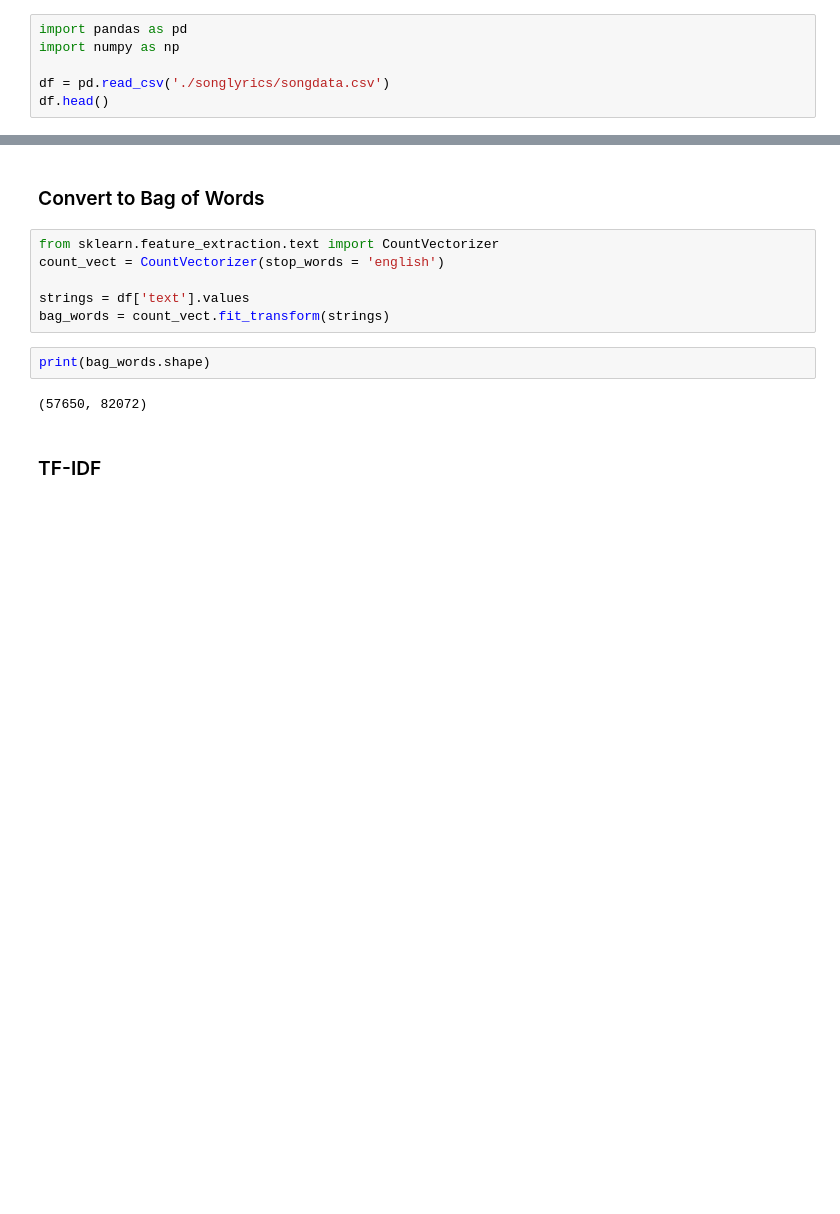
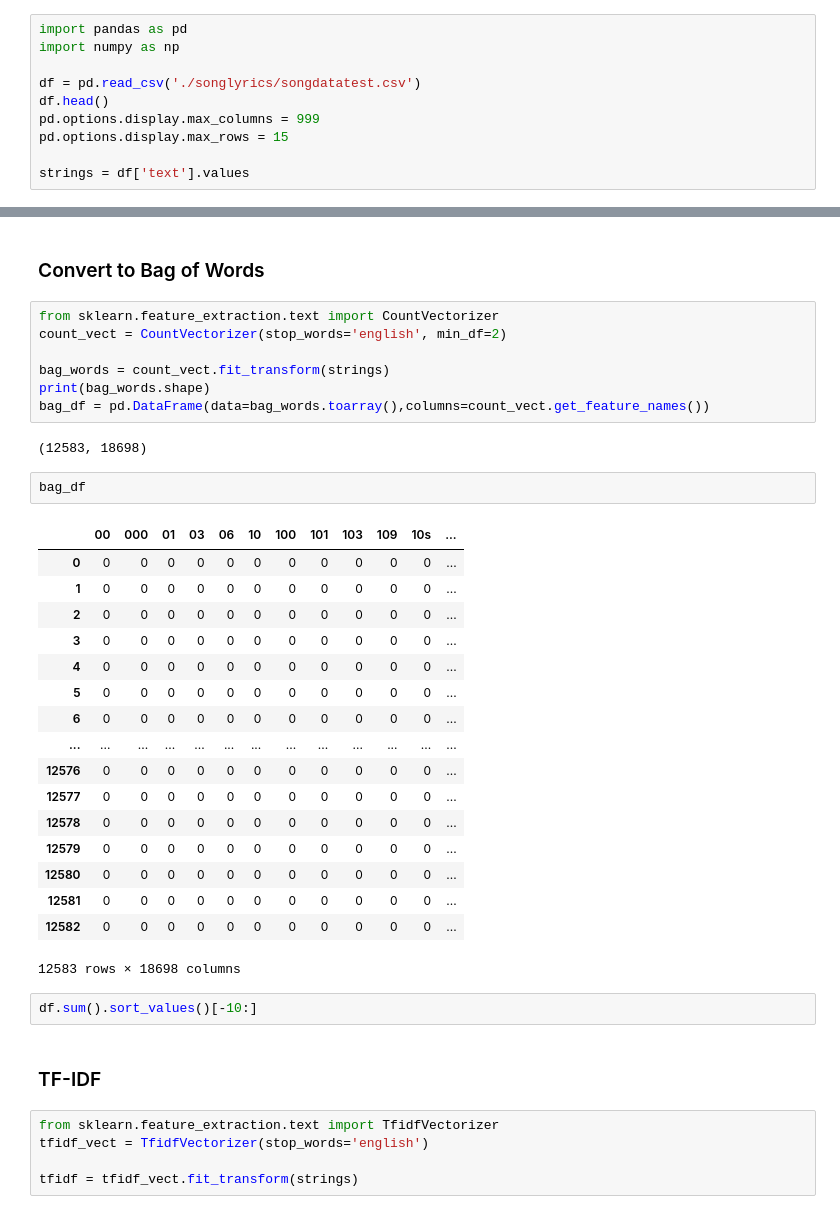
Before and after one commit to CT-Kyle/ML-Labs, a Jupyter notebook: ML-Lab-2.ipynb, the cells around one changed output, grey strips where cells are left out. Saved outputs shown, nothing was run; the diff lists cells and outputs as text; blank space fills up the shorter version.

Commit message:
took subset and added tfidf

```diff
--- a/ML-Lab-2.ipynb
+++ b/ML-Lab-2.ipynb
@@ -17,5 +17,9 @@ This data is important because we are interested in gathering data about certain
 import pandas as pd
 import numpy as np
 
-df = pd.read_csv('./songlyrics/songdata.csv')
+df = pd.read_csv('./songlyrics/songdatatest.csv')
 df.head()
+pd.options.display.max_columns = 999
+pd.options.display.max_rows = 15
+
+strings = df['text'].values
@@ -33,13 +30,39 @@ The data set has already been cleaned of non-english lyrics, extremely short and
 ### Convert to Bag of Words
 # %%
 from sklearn.feature_extraction.text import CountVectorizer
-count_vect = CountVectorizer(stop_words = 'english')
+count_vect = CountVectorizer(stop_words='english', min_df=2)
 
-strings = df['text'].values
 bag_words = count_vect.fit_transform(strings)
+print(bag_words.shape)
+bag_df = pd.DataFrame(data=bag_words.toarray(),columns=count_vect.get_feature_names())
+# %% [output]
+(12583, 18698)
-# %%
-print(bag_words.shape)
-# %% [output]
-(57650, 82072)
+# %%
+bag_df
+# %% [output]
+|  | 00 | 000 | 01 | 03 | 06 | 10 | 100 | 101 | 103 | 109 | 10s | ... |
+| 0 | 0 | 0 | 0 | 0 | 0 | 0 | 0 | 0 | 0 | 0 | 0 | ... |
+| 1 | 0 | 0 | 0 | 0 | 0 | 0 | 0 | 0 | 0 | 0 | 0 | ... |
+| 2 | 0 | 0 | 0 | 0 | 0 | 0 | 0 | 0 | 0 | 0 | 0 | ... |
+| 3 | 0 | 0 | 0 | 0 | 0 | 0 | 0 | 0 | 0 | 0 | 0 | ... |
+| 4 | 0 | 0 | 0 | 0 | 0 | 0 | 0 | 0 | 0 | 0 | 0 | ... |
+| 5 | 0 | 0 | 0 | 0 | 0 | 0 | 0 | 0 | 0 | 0 | 0 | ... |
+| 6 | 0 | 0 | 0 | 0 | 0 | 0 | 0 | 0 | 0 | 0 | 0 | ... |
+| ... | ... | ... | ... | ... | ... | ... | ... | ... | ... | ... | ... | ... |
+| 12576 | 0 | 0 | 0 | 0 | 0 | 0 | 0 | 0 | 0 | 0 | 0 | ... |
+| 12577 | 0 | 0 | 0 | 0 | 0 | 0 | 0 | 0 | 0 | 0 | 0 | ... |
+| 12578 | 0 | 0 | 0 | 0 | 0 | 0 | 0 | 0 | 0 | 0 | 0 | ... |
+| 12579 | 0 | 0 | 0 | 0 | 0 | 0 | 0 | 0 | 0 | 0 | 0 | ... |
+| 12580 | 0 | 0 | 0 | 0 | 0 | 0 | 0 | 0 | 0 | 0 | 0 | ... |
+| 12581 | 0 | 0 | 0 | 0 | 0 | 0 | 0 | 0 | 0 | 0 | 0 | ... |
+| 12582 | 0 | 0 | 0 | 0 | 0 | 0 | 0 | 0 | 0 | 0 | 0 | ... |
+12583 rows × 18698 columns
+# %%
+df.sum().sort_values()[-10:]
 # %% [markdown]
 ### TF-IDF
+# %%
+from sklearn.feature_extraction.text import TfidfVectorizer
+tfidf_vect = TfidfVectorizer(stop_words='english')
+
+tfidf = tfidf_vect.fit_transform(strings)
```
Also changed, not shown: parts of 3 cells of this notebook, 1 other file.
